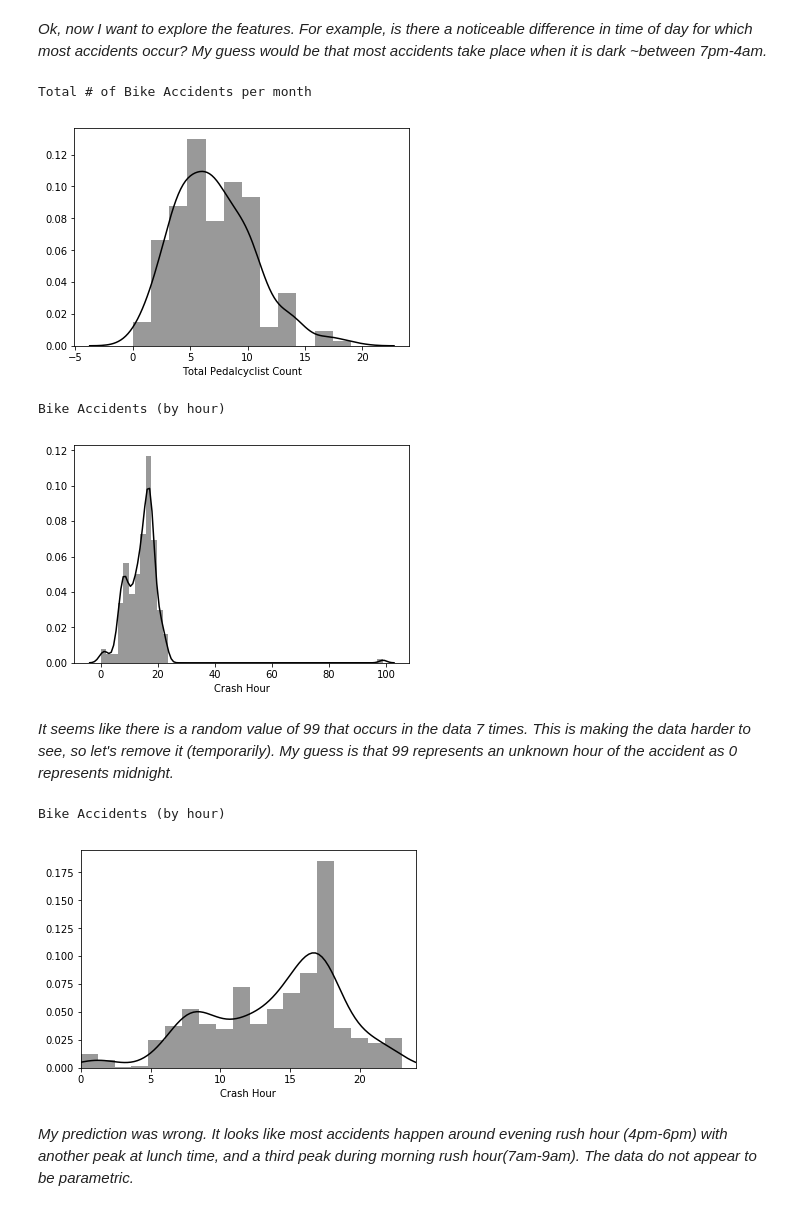
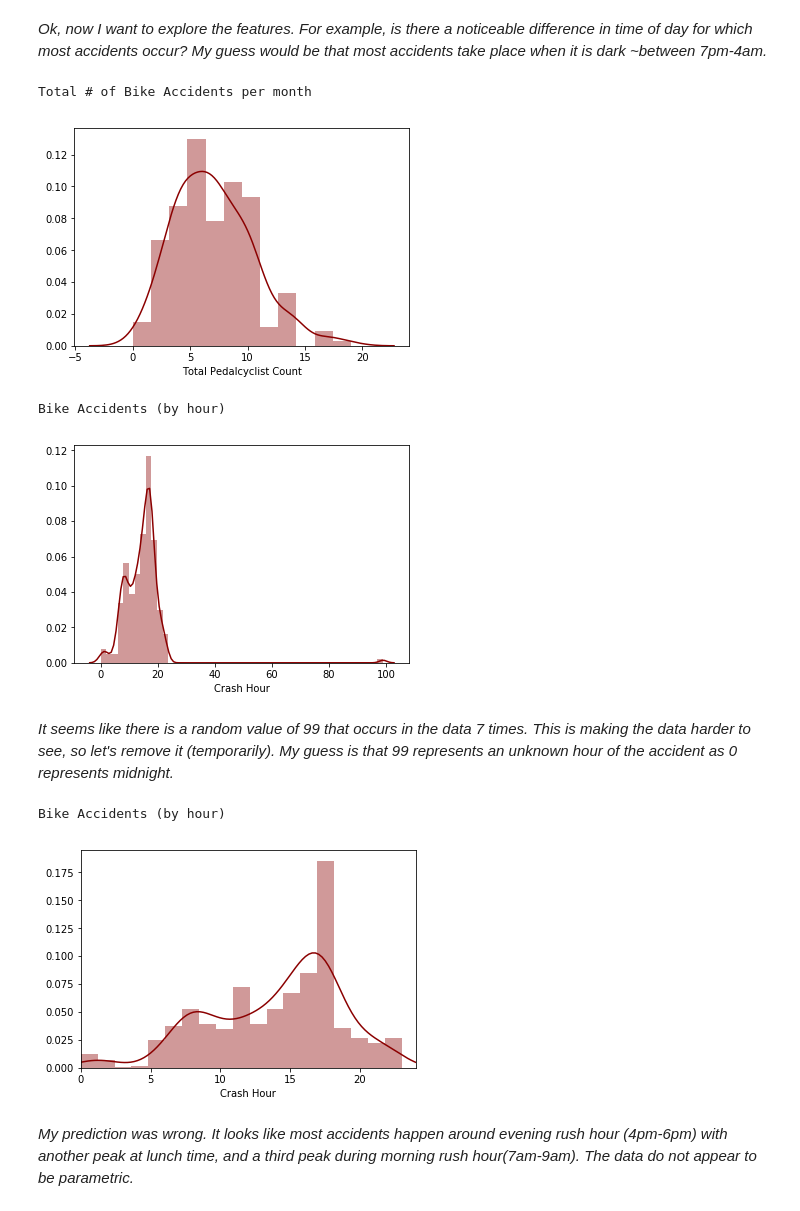
Before and after one commit to kimrharper/thinkful, a Jupyter notebook: capstone/capstone-odot-bikeaccident.ipynb, the cells around one changed output. Drawn from its saved outputs; the diff is of its cells as text; code cells hidden in the pictures.

```diff
--- a/capstone/capstone-odot-bikeaccident.ipynb
+++ b/capstone/capstone-odot-bikeaccident.ipynb
@@ -63,22 +63,22 @@ bikeaccident.index = pd.to_datetime(
 # %%
 # creating basic time series
 ba = bikeaccident['Total Pedalcyclist Count'].groupby(pd.Grouper(freq='W')).count()
-sns.distplot(ba,color='black');print('Total # of Bike Accidents per month')
+sns.distplot(ba,color='darkred');print('Total # of Bike Accidents per month')
 # %% [output]
 Total # of Bike Accidents per month
-[figure, old version]
+[figure, new version]
 # %%
-print('Bike Accidents (by hour)');sns.distplot(bikeaccident['Crash Hour'],color = 'black');plt.show()
+print('Bike Accidents (by hour)');sns.distplot(bikeaccident['Crash Hour'],color = 'darkred');plt.show()
 # %% [output]
 Bike Accidents (by hour)
-[figure, old version]
+[figure, new version]
 # %% [markdown]
 _It seems like there is a random value of 99 that occurs in the data 7 times. This is making the data harder to see, so let's remove it (temporarily). My guess is that 99 represents an unknown hour of the accident as 0 represents midnight._
 # %%
-sns.distplot(bikeaccident['Crash Hour'][bikeaccident['Crash Hour']< 99],color='black');plt.xlim(0,24);print('Bike Accidents (by hour)');plt.show()
+sns.distplot(bikeaccident['Crash Hour'][bikeaccident['Crash Hour']< 99],color='darkred');plt.xlim(0,24);print('Bike Accidents (by hour)');plt.show()
 # %% [output]
 Bike Accidents (by hour)
-[figure, old version]
+[figure, new version]
 # %% [markdown]
 _My prediction was wrong. It looks like most accidents happen around evening rush hour (4pm-6pm) with another peak at lunch time, and a third peak during morning rush hour(7am-9am). The data do not appear to be parametric._
 # %% [markdown]
```
Also changed, not shown: parts of 24 cells of this notebook.
